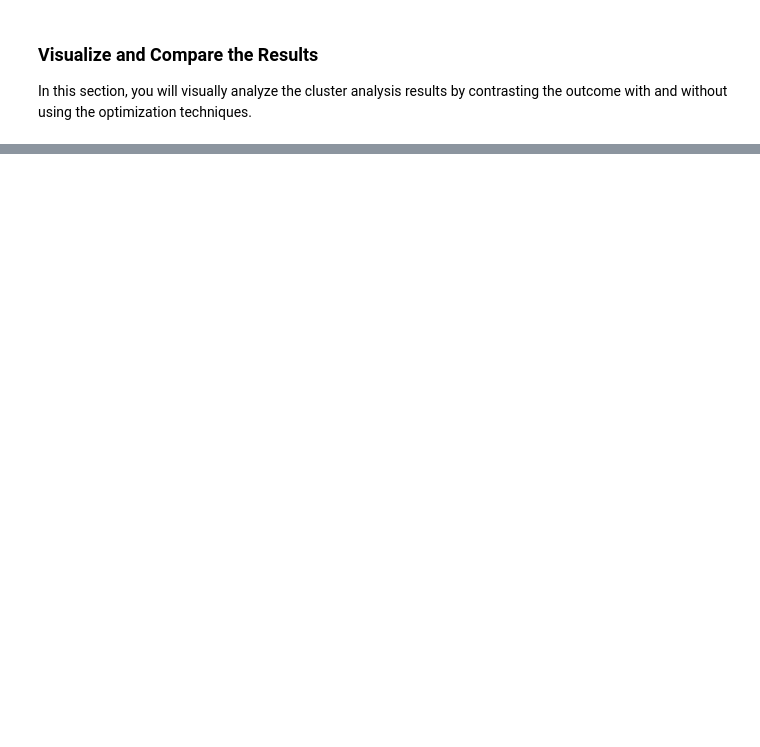
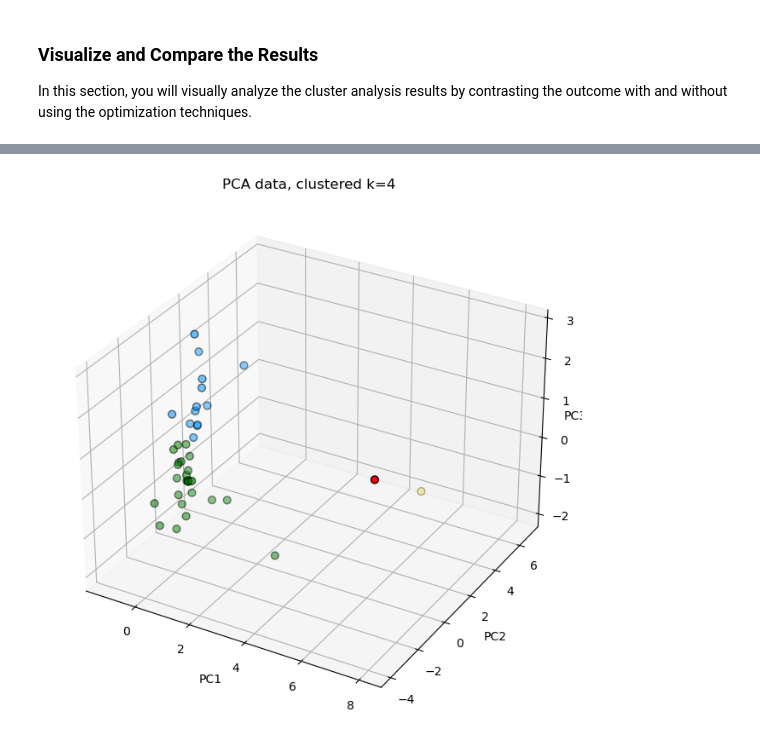
Before and after one commit to zachaa/CryptoClustering-challenge, a Jupyter notebook: Crypto_Clustering.ipynb, the cells around one changed output, grey strips where cells are left out. Saved outputs shown, nothing was run; the diff lists cells and outputs as text; code cells hidden in the pictures; blank space fills up the shorter version.

```diff
--- a/Crypto_Clustering.ipynb
+++ b/Crypto_Clustering.ipynb
@@ -154,8 +208,9 @@ df_elbow.hvplot.line(x="k",
 ### Optimize Clusters with Principal Component Analysis.
 # %%
 # Create a PCA model instance and set `n_components=3`.
+pca = PCA(n_components=3)
 # %%
-# Use the PCA model with `fit_transform` to reduce to
-# three principal components.
-
+# Use the PCA model with `fit_transform` to reduce to three principal components.
+pca_fit = pca.fit_transform(df_crypto_scaled_original)
 # View the first five rows of the DataFrame.
+pca_fit[:5]
@@ -239,0 +275,4 @@ df_elbow.hvplot.line(x="k",
+# %%
+# use earlier function to get K-means clusters in a new dataFrame with PCA data
+df_crypto_pca_clustered = cluster_data_frame_KMeans(df_crypto_pca, 4, 0)
+df_crypto_pca_clustered.head()
@@ -254,0 +365,10 @@ In this section, you will visually analyze the cluster analysis results by contr
+# %%
+# 3D plot using all 3 principal components
+plot_3d(df_crypto_pca_clustered,
+        x_col="PC1",
+        y_col="PC2",
+        z_col="PC3",
+        clusters="Cluster",
+        title="PCA data, clustered k=4")
+# %% [output]
+[figure, added]
```
Also changed, not shown: parts of 40 cells of this notebook.
